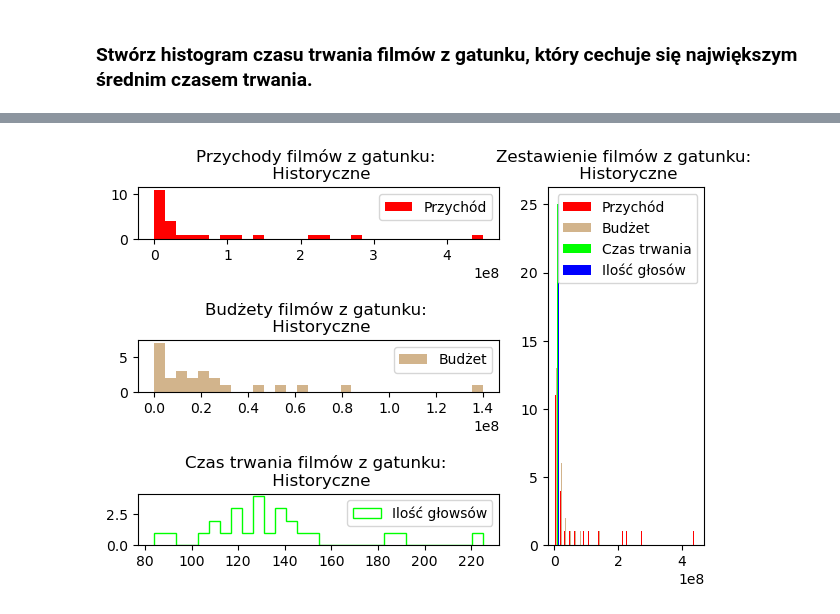
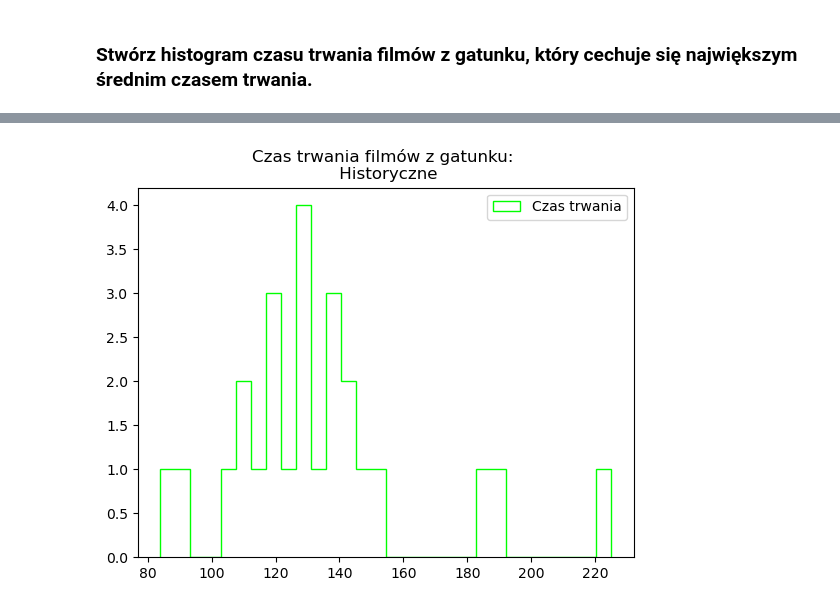
Before and after one commit to kanies89/Kodilla---Module-9.1-Task-1, a Jupyter notebook: Kodilla - Module_9.1_Task_1.ipynb, the cells around one changed output, grey strips where cells are left out. Saved outputs shown, nothing was run; the diff lists cells and outputs as text; code cells hidden in the pictures.

```diff
--- a/Kodilla - Module_9.1_Task_1.ipynb
+++ b/Kodilla - Module_9.1_Task_1.ipynb
@@ -103,7 +110,8 @@ axes.legend(loc=(1.05,0.8), markerscale=0.1, borderpad=1)
 # %% [markdown]
 ### Baza filmów zawiera kolumnę z id gatunku (genre_id). Na tej podstawie połącz ze sobą bazę filmów z bazą gatunków, tak aby w bazie filmów można było odczytać nazwę gatunku filmu.
 # %%
-data_joined = data_2.join(data_1.set_index('Unnamed: 0'), on='genre_id')
+data_1.rename(columns={'Unnamed: 0': 'no'}, inplace=True)
+data_joined = data_2.join(data_1.set_index('no'), on='genre_id')
 # %%
 data_joined.head()
 # %% [output]
@@ -144,43 +170,16 @@ x.head()
 | 839 | 839 | 55000000 | http://en.wikipedia.org/wiki/Evit... | 8818 | en | Evita | The hit musical based on the life... | 7.027139 | ... |
 | 1091 | 1091 | 44000000 | NaN | 10858 | en | Nixon | An all-star cast powers this epic... | 3.770161 | ... |
 # %%
-y = x['revenue']
-w = x['budget']
 e = x['runtime']
-d = x['vote_count']
-z = x[['revenue', 'budget', 'runtime', 'vote_count']]
-
 
 n_bins = 30
 plt.close('all')
 fig = plt.figure()
-ax0 = plt.subplot2grid((3, 3), (0, 0), colspan=2)
-ax1 = plt.subplot2grid((3, 3), (1, 0), colspan=2)
-ax2 = plt.subplot2grid((3, 3), (2, 0), colspan=2)
-ax3 = plt.subplot2grid((3, 3), (0, 2), rowspan=3)
+ax2 = plt
+ax2.hist(e, n_bins, histtype='step', stacked=True, fill=False, color='lime', label='Czas trwania')
+ax2.legend(prop={'size': 10})
+ax2.title('Czas trwania filmów z gatunku: \n Historyczne')
 
-
-
-colors = ['red', 'tan', 'lime', 'blue']
-label = ['Przychód', 'Budżet', 'Czas trwania', 'Ilość głosów']
-
-ax0.hist(y, n_bins, histtype='bar', color='red', label='Przychód')
-ax0.legend(prop={'size': 10})
-ax0.set_title('Przychody filmów z gatunku: \n Historyczne')
-
-ax1.hist(w, n_bins, histtype='bar', stacked=True, color='tan', label='Budżet')
-ax1.legend(prop={'size': 10})
-ax1.set_title('Budżety filmów z gatunku: \n Historyczne')
-
-ax2.hist(e, n_bins, histtype='step', stacked=True, fill=False, color='lime', label='Ilość głowsów')
-ax2.legend(prop={'size': 10})
-ax2.set_title('Czas trwania filmów z gatunku: \n Historyczne')
-
-ax3.hist(z, n_bins, histtype='bar', color=colors, label=label)
-ax3.legend(prop={'size': 10})
-ax3.set_title('Zestawienie filmów z gatunku: \n Historyczne')
-
-fig.tight_layout(pad=1.5, w_pad=1.5, h_pad=1.5)
 plt.show()
 # %% [output]
-[figure, old version]
+[figure, new version]
```
Also changed, not shown: parts of 11 cells of this notebook.
